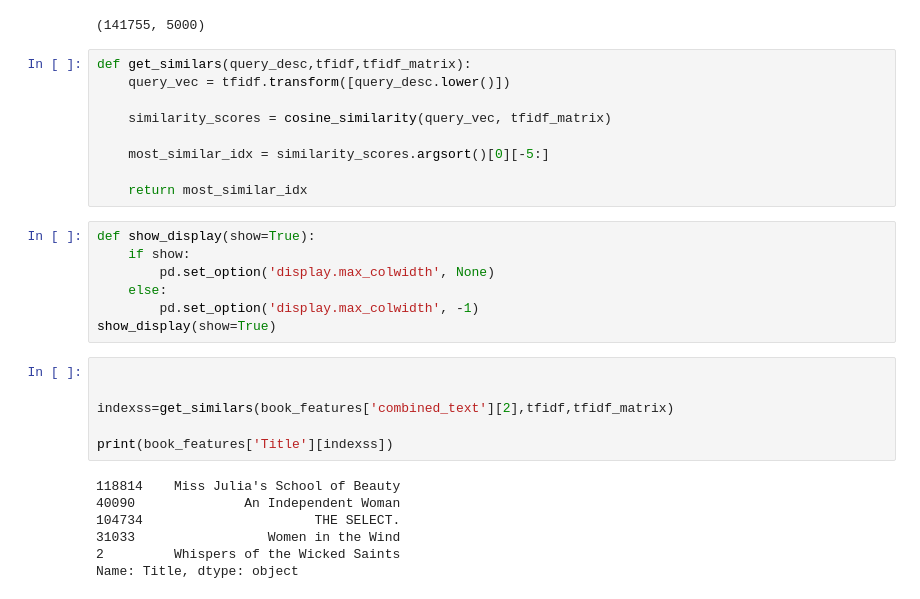
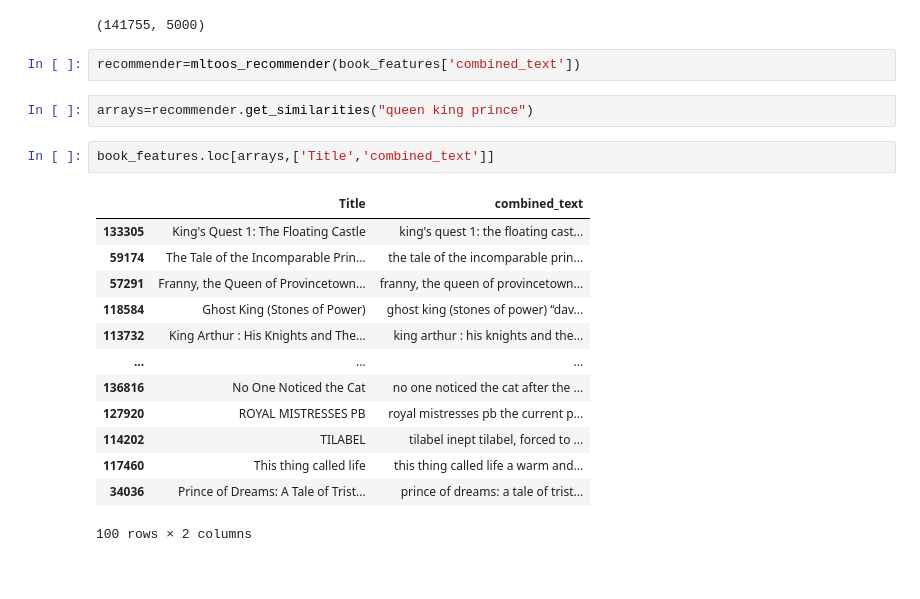
Before and after one commit to alijafarixcs/ds-capstone, a Jupyter notebook: notebooks/EDA_Ali_base_model.ipynb, the cells around one changed output. Cells and saved outputs as stored; diff of their text form; blank space fills up the shorter version.

```diff
--- a/notebooks/EDA_Ali_base_model.ipynb
+++ b/notebooks/EDA_Ali_base_model.ipynb
@@ -349,32 +334,23 @@ tfidf_matrix = tfidf.fit_transform(book_features['combined_text'])
 print(tfidf_matrix.shape)  # (number of books, number of features)
 # %% [output]
 (141755, 5000)
-# %%
-def get_similars(query_desc,tfidf,tfidf_matrix):
-    query_vec = tfidf.transform([query_desc.lower()])
-
-    similarity_scores = cosine_similarity(query_vec, tfidf_matrix)
-
-    most_similar_idx = similarity_scores.argsort()[0][-5:]
-
-    return most_similar_idx
-# %%
-def show_display(show=True):
-    if show:
-        pd.set_option('display.max_colwidth', None)
-    else:
-        pd.set_option('display.max_colwidth', -1)
-show_display(show=True)
-# %%
-
-
-indexss=get_similars(book_features['combined_text'][2],tfidf,tfidf_matrix)
-
-print(book_features['Title'][indexss])
-# %% [output]
-118814    Miss Julia's School of Beauty
-40090              An Independent Woman
-104734                      THE SELECT.
-31033                 Women in the Wind
-2         Whispers of the Wicked Saints
-Name: Title, dtype: object
+# %%
+recommender=mltoos_recommender(book_features['combined_text'])
+# %%
+arrays=recommender.get_similarities("queen king prince")
+# %%
+book_features.loc[arrays,['Title','combined_text']]
+# %% [output]
+|  | Title | combined_text |
+| 133305 | King's Quest 1: The Floating Castle | king's quest 1: the floating cast... |
+| 59174 | The Tale of the Incomparable Prin... | the tale of the incomparable prin... |
+| 57291 | Franny, the Queen of Provincetown... | franny, the queen of provincetown... |
+| 118584 | Ghost King (Stones of Power) | ghost king (stones of power) “dav... |
+| 113732 | King Arthur : His Knights and The... | king arthur : his knights and the... |
+| ... | ... | ... |
+| 136816 | No One Noticed the Cat | no one noticed the cat after the ... |
+| 127920 | ROYAL MISTRESSES PB | royal mistresses pb the current p... |
+| 114202 | TILABEL | tilabel inept tilabel, forced to ... |
+| 117460 | This thing called life | this thing called life a warm and... |
+| 34036 | Prince of Dreams: A Tale of Trist... | prince of dreams: a tale of trist... |
+100 rows × 2 columns
```
Also changed, not shown: parts of 3 cells of this notebook, 1 other file.
